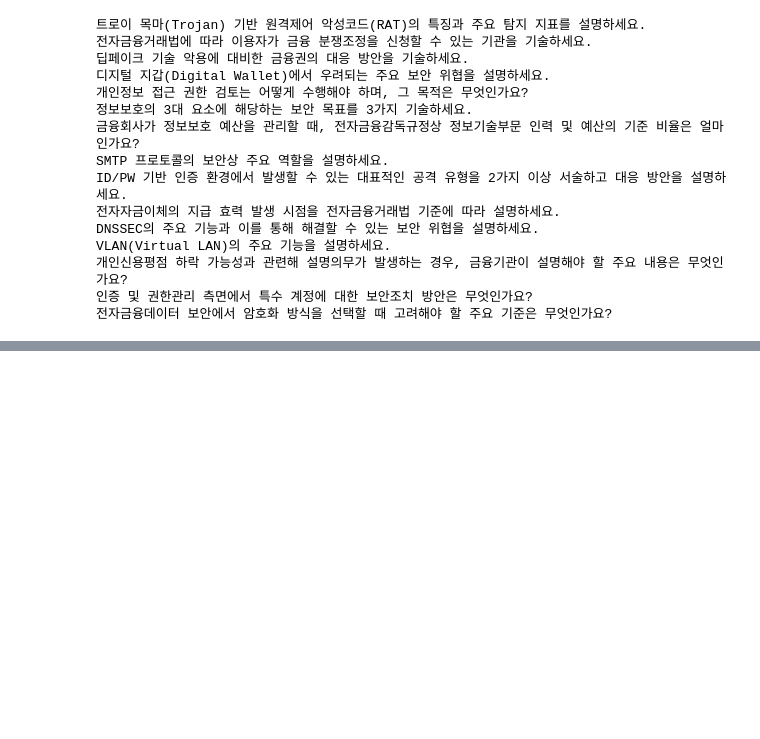
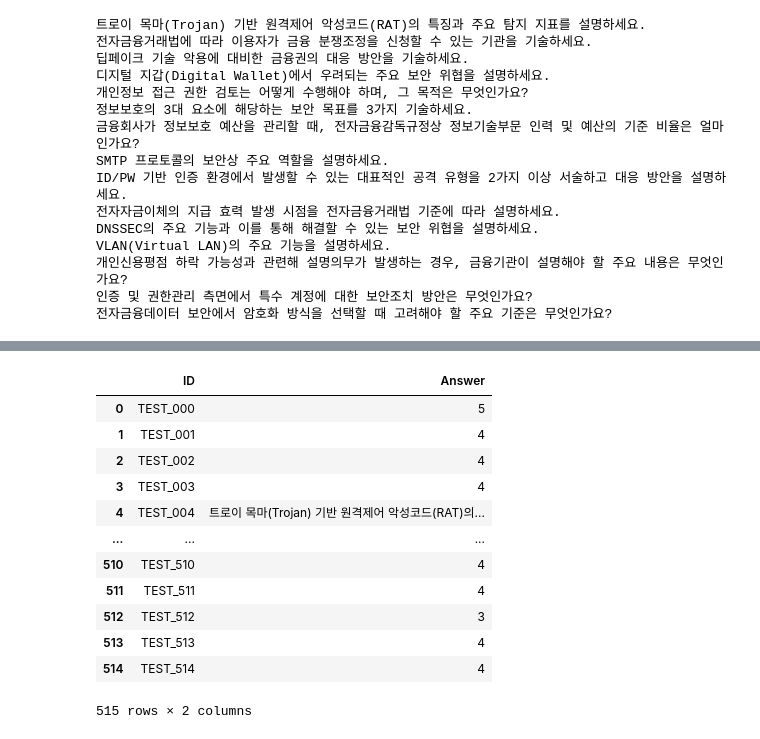
Before and after one commit to Hongbi-Kim/DACON-finance, a Jupyter notebook: research/qa.ipynb, the cells around one changed output, grey strips where cells are left out. Cells and saved outputs as stored; diff of their text form; code cells hidden in the pictures; blank space fills up the shorter version.

```diff
--- a/research/qa.ipynb
+++ b/research/qa.ipynb
@@ -96,0 +224,6 @@ results
+# %%
+ww = []
+for w, qq in enumerate(test['Question']):
+    if '\n' not in qq:
+        print(w, qq)
+        ww.append(w)
@@ -96,0 +312,8 @@ results
+# %%
+e_list = []
+for e, aa in enumerate(answer_list):
+    if type(aa) == str:
+        continue
+    if aa['answer'] == "":
+        print(aa)
+        e_list.append(e)
@@ -96,0 +352,17 @@ results
+# %%
+submit['Answer'] = sub_answer
+submit
+# %% [output]
+|  | ID | Answer |
+| 0 | TEST_000 | 5 |
+| 1 | TEST_001 | 4 |
+| 2 | TEST_002 | 4 |
+| 3 | TEST_003 | 4 |
+| 4 | TEST_004 | 트로이 목마(Trojan) 기반 원격제어 악성코드(RAT)의... |
+| ... | ... | ... |
+| 510 | TEST_510 | 4 |
+| 511 | TEST_511 | 4 |
+| 512 | TEST_512 | 3 |
+| 513 | TEST_513 | 4 |
+| 514 | TEST_514 | 4 |
+515 rows × 2 columns
```
Also changed, not shown: parts of 22 cells of this notebook, 5 other files.
